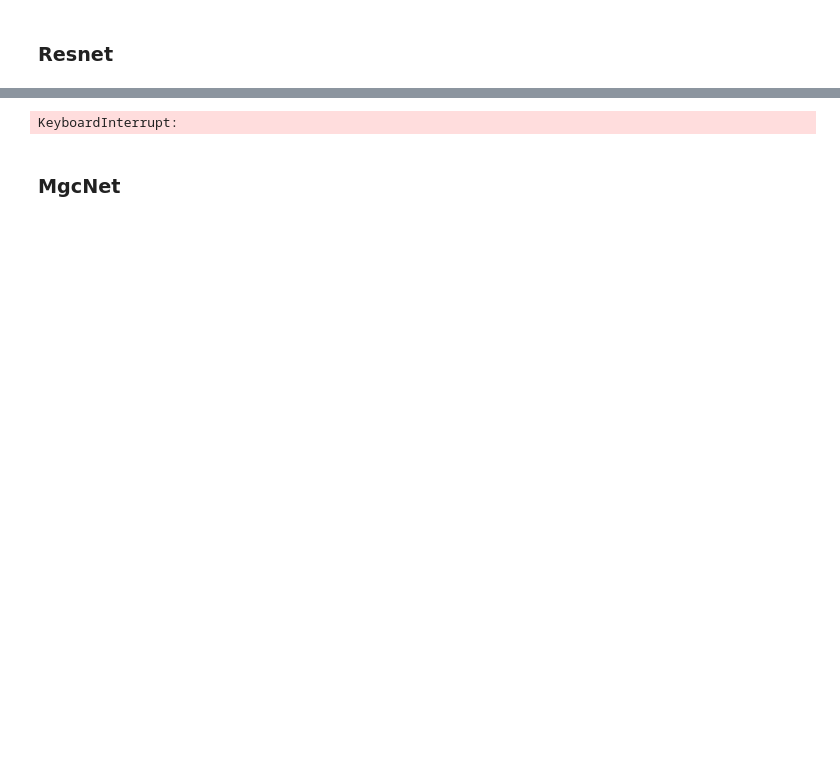
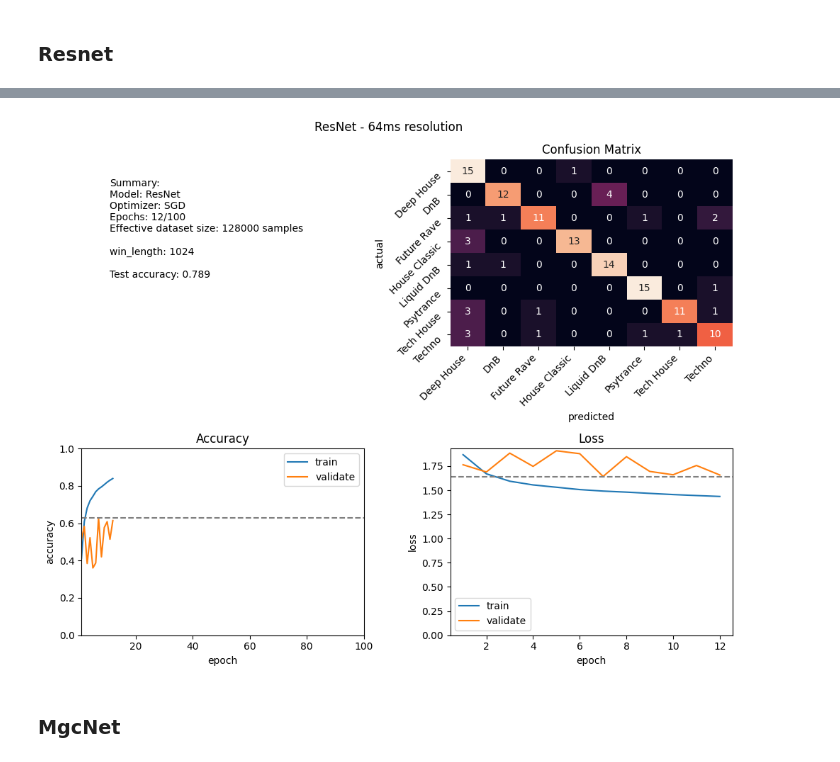
Before and after one commit to GeorgSchenzel/music-genre-classification, a Jupyter notebook: experiments/training.ipynb, the cells around one changed output, grey strips where cells are left out. Drawn from its saved outputs; the diff is of its cells as text; code cells hidden in the pictures; blank space fills up the shorter version.

```diff
--- a/experiments/training.ipynb
+++ b/experiments/training.ipynb
@@ -61,6 +61,6 @@ Training finished in: 2068.5278 seconds
 ### Resnet
 # %%
 resnet18 = networks.ResNet(dataset.num_classes)
-run_experiment(resnet18, batch_size=64, win_size=1024, optimizer=optim.SGD(resnet18.parameters(), lr=0.001, momentum=0.9, weight_decay=0.0005))
+run_experiment(resnet18, batch_size=64, win_size=1024)
 # %% [output]
 Training for 100 epochs
@@ -68,4 +69,4 @@ Training finished in: 105.0543 seconds
-KeyboardInterrupt:
+[figure, added]
 # %% [markdown]
 ### MgcNet
 # %%
```
Also changed, not shown: parts of 9 cells of this notebook.
